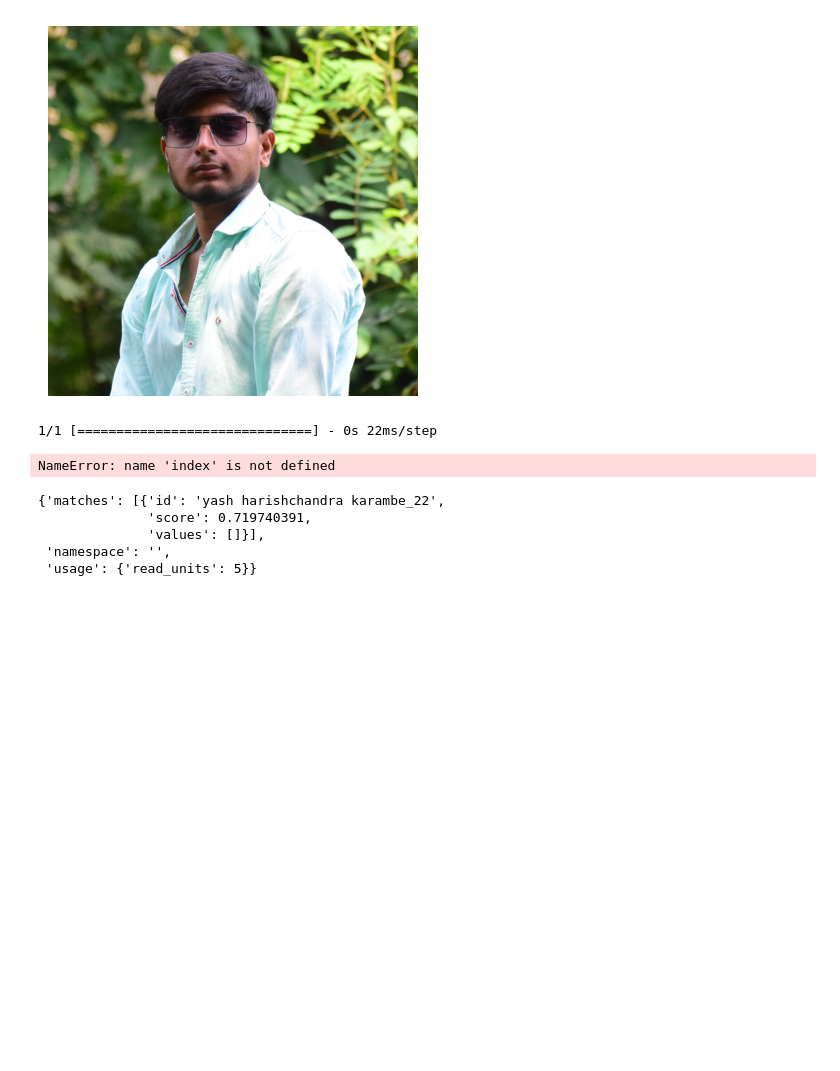
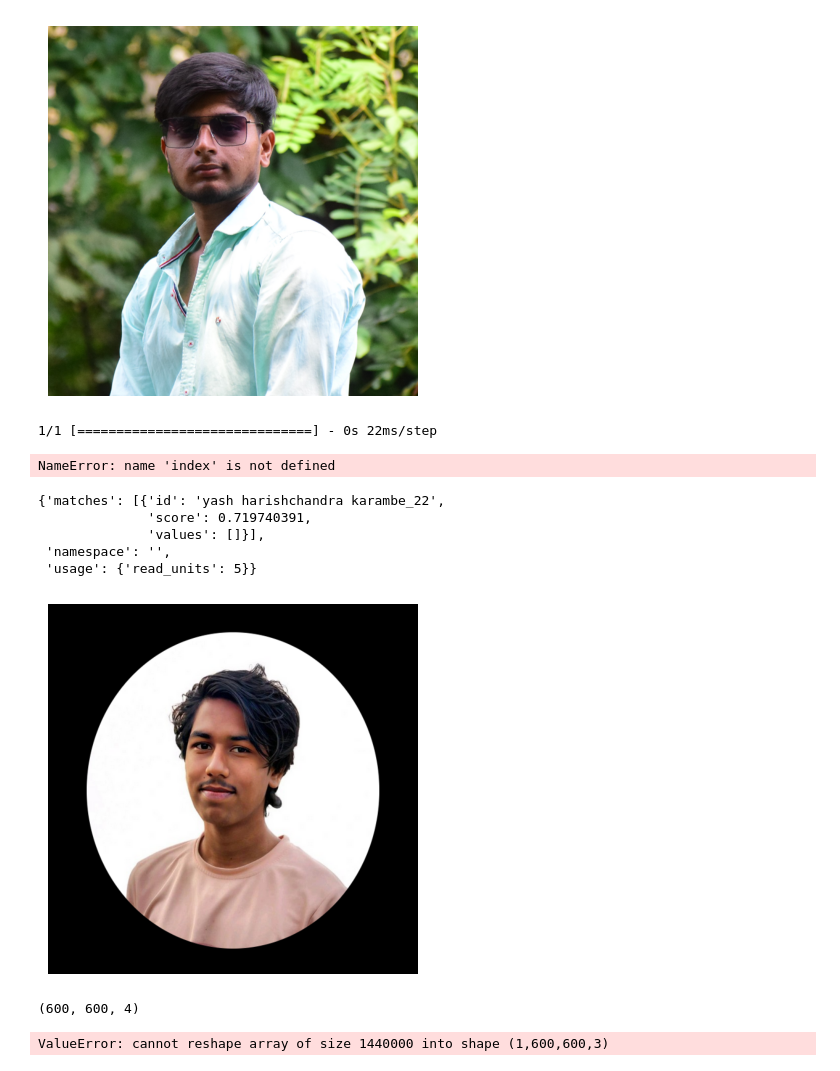
Before and after one commit to yashkarambe/CBIR_System, a Jupyter notebook: CBIR_System/Test.ipynb, the cells around one changed output. Drawn from its saved outputs; the diff is of its cells as text; code cells hidden in the pictures; blank space fills up the shorter version.

```diff
--- a/CBIR_System/Test.ipynb
+++ b/CBIR_System/Test.ipynb
@@ -145,3 +173,26 @@ results
               'values': []}],
  'namespace': '',
  'usage': {'read_units': 5}}
+# %%
+from PIL import Image
+import matplotlib.pyplot as plt
+import numpy as np
+
+path = "/mnt/c/Users/YASH/OneDrive/Desktop/CBIR_System/Screenshot 2025-01-15 194706.png"
+img = Image.open(path)  # Open the image
+img = img.resize((600, 600))  # Resize the image
+img_array = np.array(img)
+
+plt.imshow(img_array)  # Display the image
+plt.axis('off')  # Hide axes
+plt.show()
+# %% [output]
+[figure, added]
+# %%
+img_array.shape
+# %% [output]
+(600, 600, 4)
+# %%
+img_array.reshape(1,600,600,3)
+# %% [output]
+ValueError: cannot reshape array of size 1440000 into shape (1,600,600,3)
```
Also changed, not shown: parts of 5 cells of this notebook, 7 other files.
